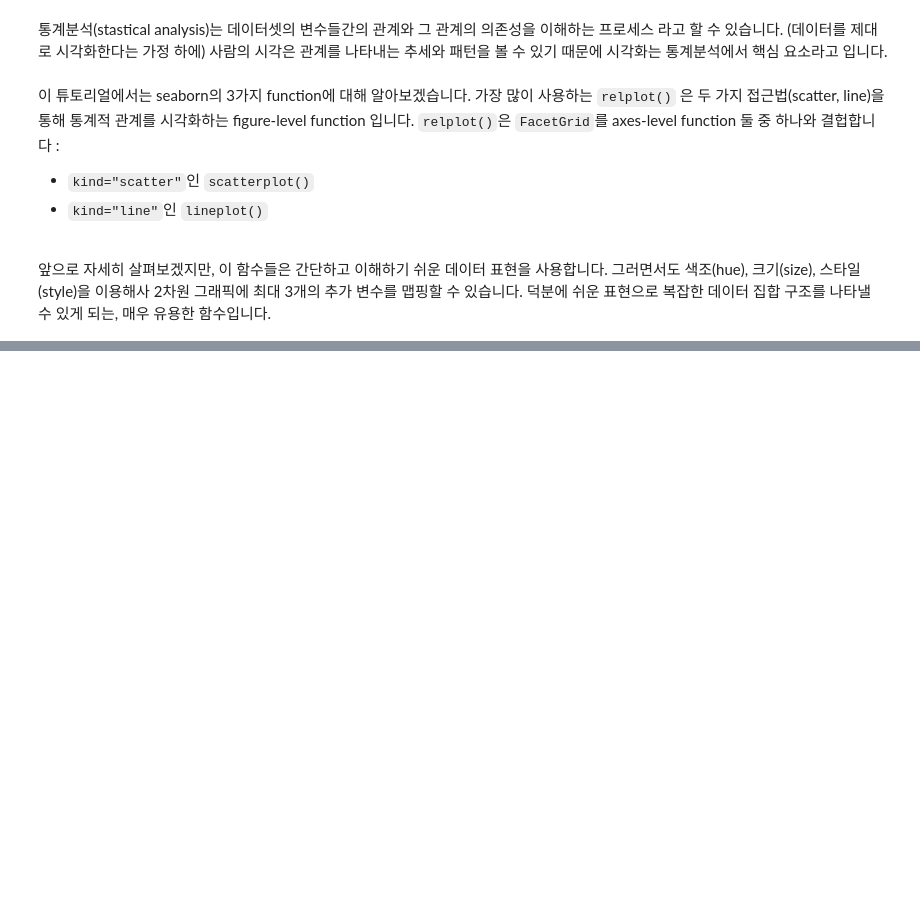
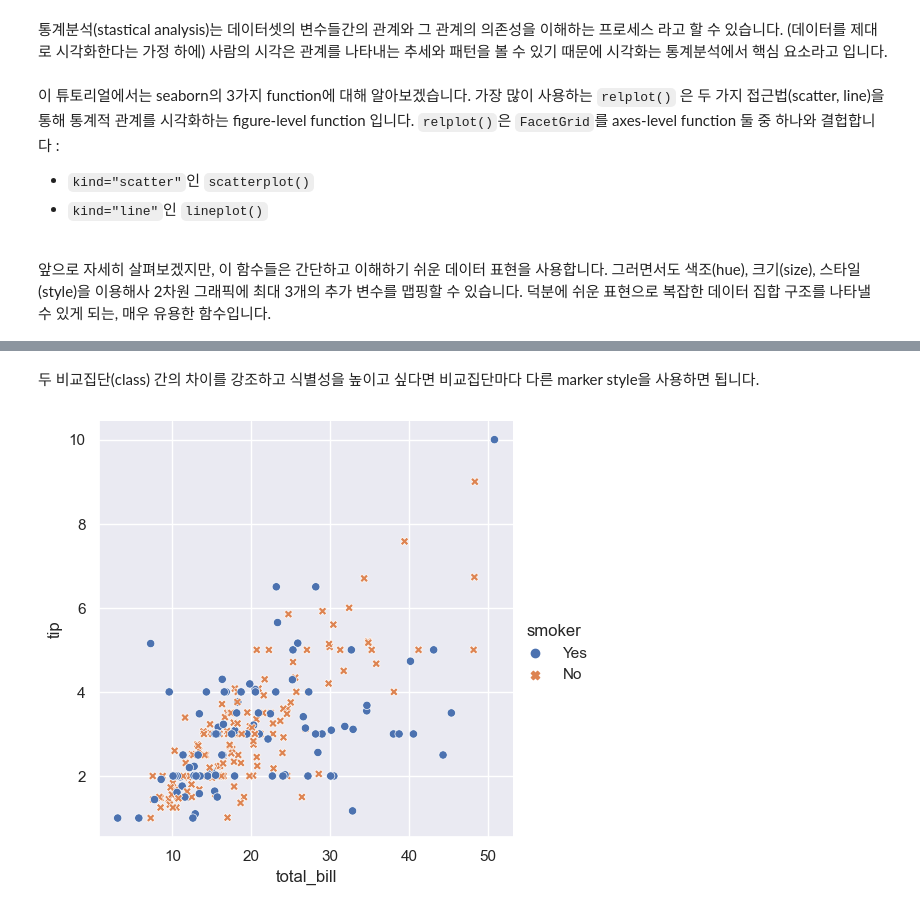
Before and after one commit to kjmn1105/Seaborn-Tuorial, a Jupyter notebook: 6_Plotting functions (1).ipynb, the cells around one changed output, grey strips where cells are left out. Cells and saved outputs as stored; diff of their text form; code cells hidden in the pictures; blank space fills up the shorter version.

```diff
--- a/6_Plotting functions (1).ipynb
+++ b/6_Plotting functions (1).ipynb
@@ -28,0 +48,7 @@ Relating variables with scatter plots
+# %% [markdown]
+두 비교집단(class) 간의 차이를 강조하고 식별성을 높이고 싶다면 비교집단마다 다른 marker style을 사용하면 됩니다.
+# %%
+sns.relplot(data=tips, x='total_bill', y='tip',
+            hue='smoker', style='smoker');
+# %% [output]
+[figure, added]
```
Also changed, not shown: parts of 20 cells of this notebook.
